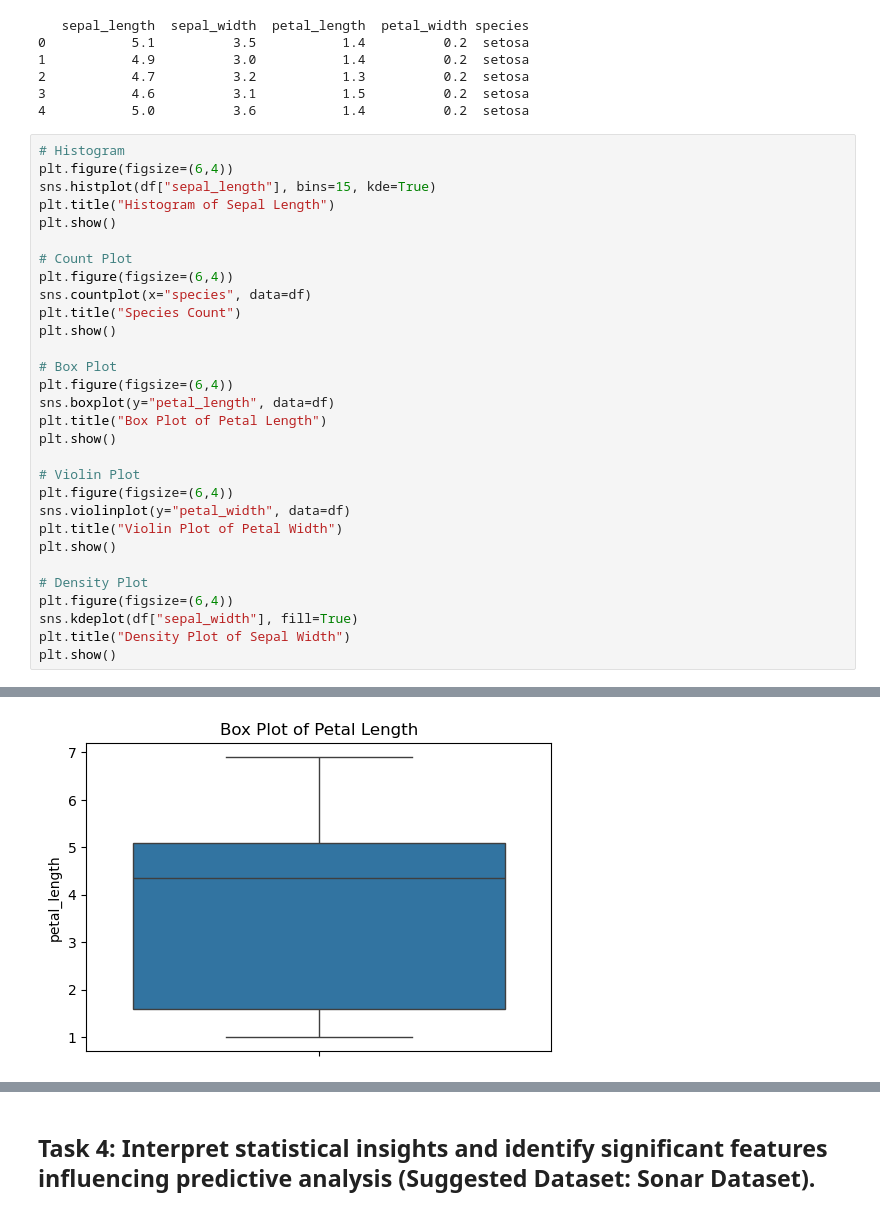
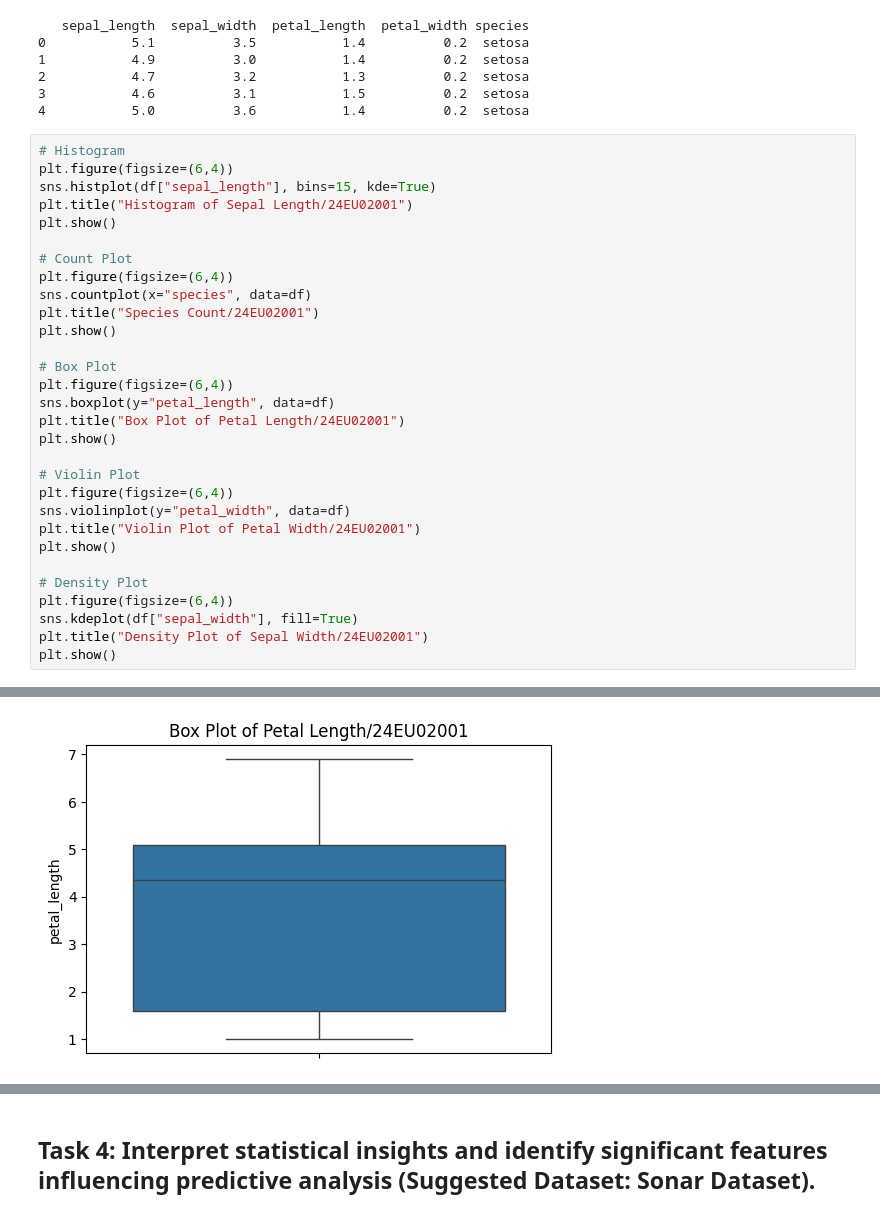
Before and after one commit to dharmaakula379-git/ML-LAB, a Jupyter notebook: Exp1_inlab.ipynb, the cells around one changed output, grey strips where cells are left out. Saved outputs shown, nothing was run; the diff lists cells and outputs as text.

```diff
--- a/Exp1_inlab.ipynb
+++ b/Exp1_inlab.ipynb
@@ -507,30 +509,30 @@ print(df.head())
 # Histogram
 plt.figure(figsize=(6,4))
 sns.histplot(df["sepal_length"], bins=15, kde=True)
-plt.title("Histogram of Sepal Length")
+plt.title("Histogram of Sepal Length/24EU02001")
 plt.show()
 
 # Count Plot
 plt.figure(figsize=(6,4))
 sns.countplot(x="species", data=df)
-plt.title("Species Count")
+plt.title("Species Count/24EU02001")
 plt.show()
 
 # Box Plot
 plt.figure(figsize=(6,4))
 sns.boxplot(y="petal_length", data=df)
-plt.title("Box Plot of Petal Length")
+plt.title("Box Plot of Petal Length/24EU02001")
 plt.show()
 
 # Violin Plot
 plt.figure(figsize=(6,4))
 sns.violinplot(y="petal_width", data=df)
-plt.title("Violin Plot of Petal Width")
+plt.title("Violin Plot of Petal Width/24EU02001")
 plt.show()
 
 # Density Plot
 plt.figure(figsize=(6,4))
 sns.kdeplot(df["sepal_width"], fill=True)
-plt.title("Density Plot of Sepal Width")
+plt.title("Density Plot of Sepal Width/24EU02001")
 plt.show()
 # %% [output]
@@ -539 +541 @@ plt.show()
-[figure, old version]
+[figure, new version]
```
Also changed, not shown: parts of 5 cells of this notebook.
